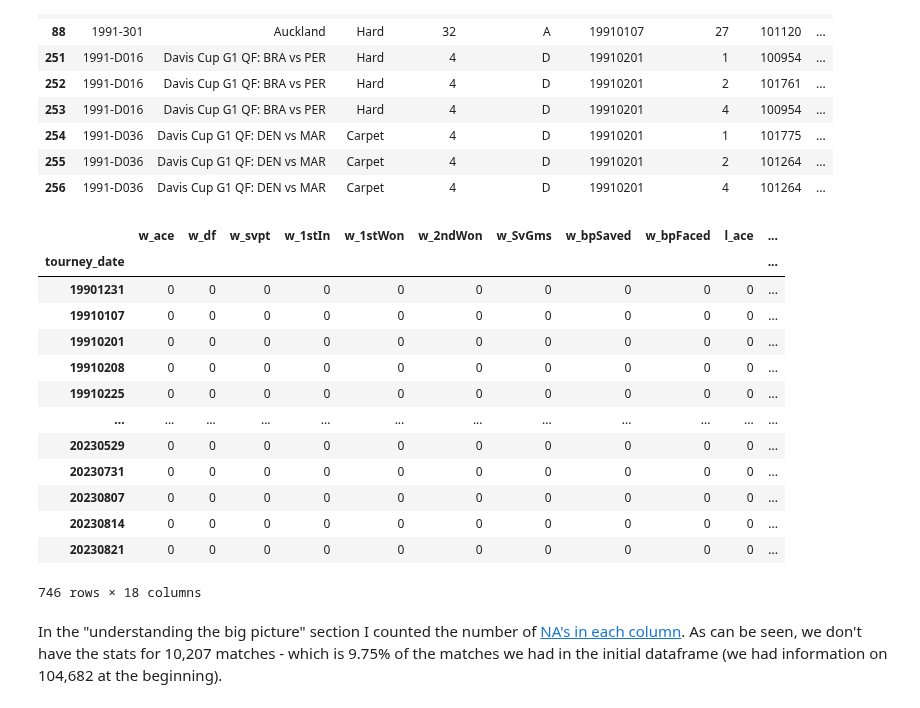
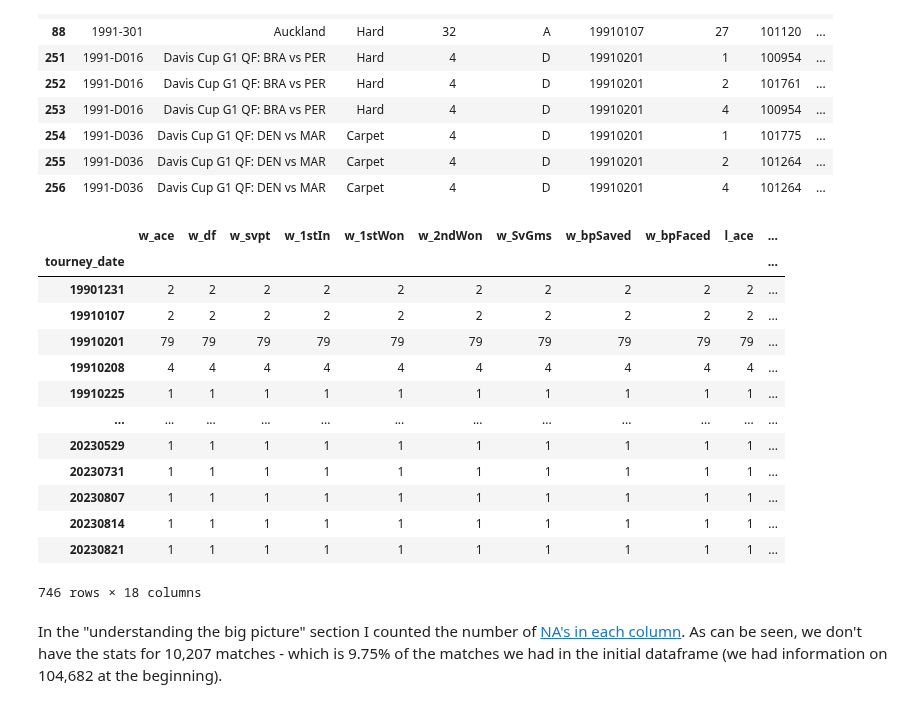
Before and after one commit to YoavWeller/Tennis_Analysis, a Jupyter notebook: tennis_analysis.ipynb, the cells around one changed output. Cells and saved outputs as stored; diff of their text form; code cells hidden in the pictures.

Commit message:
Update tennis_analysis.ipynb
Fixing the counting of NA's per date

```diff
--- a/tennis_analysis.ipynb
+++ b/tennis_analysis.ipynb
@@ -98,21 +98,21 @@ matches_without_stats_df.head(10)
 | 255 | 1991-D036 | Davis Cup G1 QF: DEN vs MAR | Carpet | 4 | D | 19910201 | 2 | 101264 | ... |
 | 256 | 1991-D036 | Davis Cup G1 QF: DEN vs MAR | Carpet | 4 | D | 19910201 | 4 | 101264 | ... |
 # %%
-matches_without_stats_df.groupby(by=["tourney_date"])[match_stats_columns_names].count()
+matches_without_stats_df.groupby(by=["tourney_date"])[match_stats_columns_names].apply(lambda x: x.isna().sum())
 # %% [output]
 |  | w_ace | w_df | w_svpt | w_1stIn | w_1stWon | w_2ndWon | w_SvGms | w_bpSaved | w_bpFaced | l_ace | ... |
 | tourney_date |  |  |  |  |  |  |  |  |  |  | ... |
-| 19901231 | 0 | 0 | 0 | 0 | 0 | 0 | 0 | 0 | 0 | 0 | ... |
-| 19910107 | 0 | 0 | 0 | 0 | 0 | 0 | 0 | 0 | 0 | 0 | ... |
-| 19910201 | 0 | 0 | 0 | 0 | 0 | 0 | 0 | 0 | 0 | 0 | ... |
-| 19910208 | 0 | 0 | 0 | 0 | 0 | 0 | 0 | 0 | 0 | 0 | ... |
-| 19910225 | 0 | 0 | 0 | 0 | 0 | 0 | 0 | 0 | 0 | 0 | ... |
+| 19901231 | 2 | 2 | 2 | 2 | 2 | 2 | 2 | 2 | 2 | 2 | ... |
+| 19910107 | 2 | 2 | 2 | 2 | 2 | 2 | 2 | 2 | 2 | 2 | ... |
+| 19910201 | 79 | 79 | 79 | 79 | 79 | 79 | 79 | 79 | 79 | 79 | ... |
+| 19910208 | 4 | 4 | 4 | 4 | 4 | 4 | 4 | 4 | 4 | 4 | ... |
+| 19910225 | 1 | 1 | 1 | 1 | 1 | 1 | 1 | 1 | 1 | 1 | ... |
 | ... | ... | ... | ... | ... | ... | ... | ... | ... | ... | ... | ... |
-| 20230529 | 0 | 0 | 0 | 0 | 0 | 0 | 0 | 0 | 0 | 0 | ... |
-| 20230731 | 0 | 0 | 0 | 0 | 0 | 0 | 0 | 0 | 0 | 0 | ... |
-| 20230807 | 0 | 0 | 0 | 0 | 0 | 0 | 0 | 0 | 0 | 0 | ... |
-| 20230814 | 0 | 0 | 0 | 0 | 0 | 0 | 0 | 0 | 0 | 0 | ... |
-| 20230821 | 0 | 0 | 0 | 0 | 0 | 0 | 0 | 0 | 0 | 0 | ... |
+| 20230529 | 1 | 1 | 1 | 1 | 1 | 1 | 1 | 1 | 1 | 1 | ... |
+| 20230731 | 1 | 1 | 1 | 1 | 1 | 1 | 1 | 1 | 1 | 1 | ... |
+| 20230807 | 1 | 1 | 1 | 1 | 1 | 1 | 1 | 1 | 1 | 1 | ... |
+| 20230814 | 1 | 1 | 1 | 1 | 1 | 1 | 1 | 1 | 1 | 1 | ... |
+| 20230821 | 1 | 1 | 1 | 1 | 1 | 1 | 1 | 1 | 1 | 1 | ... |
 746 rows × 18 columns
 # %%
 combined_df.dropna(subset=match_stats_columns_names, inplace=True)
```
